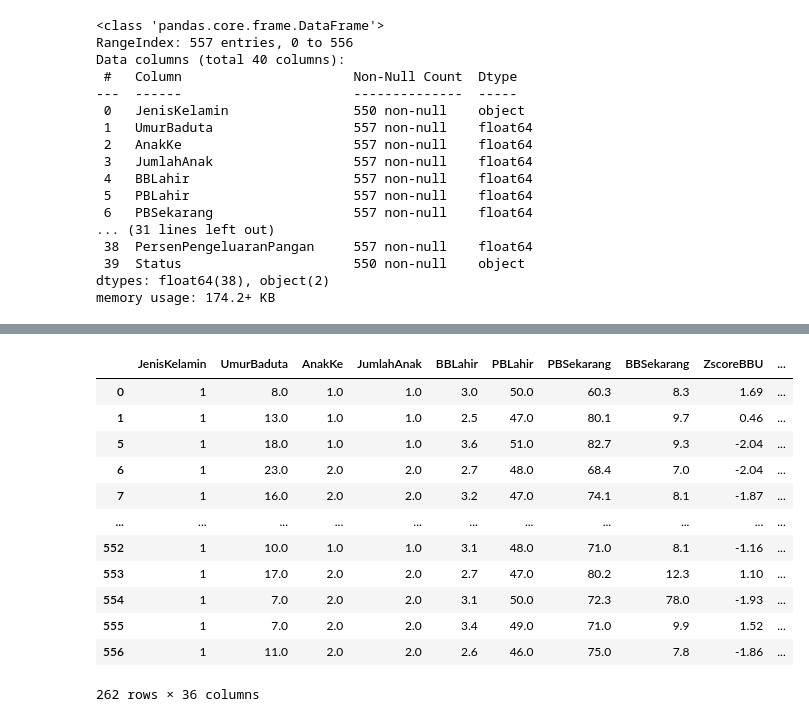
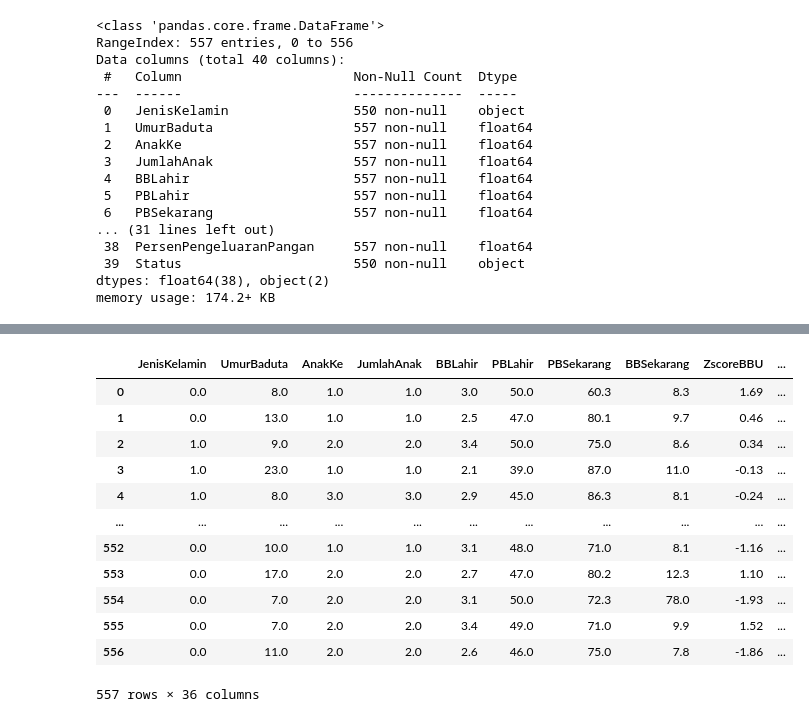
Before and after one commit to januwarby/stuntingKemranjen, a Jupyter notebook: stuntingKemranjen.ipynb, the cells around one changed output, grey strips where cells are left out. Drawn from its saved outputs; the diff is of its cells as text; code cells hidden in the pictures.

```diff
--- a/stuntingKemranjen.ipynb
+++ b/stuntingKemranjen.ipynb
@@ -235,17 +231,16 @@ plt.show()
-# %%
-filtered_df = df_clean[df_clean['JenisKelamin'] == 1]
-filtered_df
-# %% [output]
-|  | JenisKelamin | UmurBaduta | AnakKe | JumlahAnak | BBLahir | PBLahir | PBSekarang | BBSekarang | ZscoreBBU | ... |
-| 0 | 1 | 8.0 | 1.0 | 1.0 | 3.0 | 50.0 | 60.3 | 8.3 | 1.69 | ... |
-| 1 | 1 | 13.0 | 1.0 | 1.0 | 2.5 | 47.0 | 80.1 | 9.7 | 0.46 | ... |
-| 5 | 1 | 18.0 | 1.0 | 1.0 | 3.6 | 51.0 | 82.7 | 9.3 | -2.04 | ... |
-| 6 | 1 | 23.0 | 2.0 | 2.0 | 2.7 | 48.0 | 68.4 | 7.0 | -2.04 | ... |
-| 7 | 1 | 16.0 | 2.0 | 2.0 | 3.2 | 47.0 | 74.1 | 8.1 | -1.87 | ... |
-| ... | ... | ... | ... | ... | ... | ... | ... | ... | ... | ... |
-| 552 | 1 | 10.0 | 1.0 | 1.0 | 3.1 | 48.0 | 71.0 | 8.1 | -1.16 | ... |
-| 553 | 1 | 17.0 | 2.0 | 2.0 | 2.7 | 47.0 | 80.2 | 12.3 | 1.10 | ... |
-| 554 | 1 | 7.0 | 2.0 | 2.0 | 3.1 | 50.0 | 72.3 | 78.0 | -1.93 | ... |
-| 555 | 1 | 7.0 | 2.0 | 2.0 | 3.4 | 49.0 | 71.0 | 9.9 | 1.52 | ... |
-| 556 | 1 | 11.0 | 2.0 | 2.0 | 2.6 | 46.0 | 75.0 | 7.8 | -1.86 | ... |
-262 rows × 36 columns
+# %%
+df_clean
+# %% [output]
+|  | JenisKelamin | UmurBaduta | AnakKe | JumlahAnak | BBLahir | PBLahir | PBSekarang | BBSekarang | ZscoreBBU | ... |
+| 0 | 0.0 | 8.0 | 1.0 | 1.0 | 3.0 | 50.0 | 60.3 | 8.3 | 1.69 | ... |
+| 1 | 0.0 | 13.0 | 1.0 | 1.0 | 2.5 | 47.0 | 80.1 | 9.7 | 0.46 | ... |
+| 2 | 1.0 | 9.0 | 2.0 | 2.0 | 3.4 | 50.0 | 75.0 | 8.6 | 0.34 | ... |
+| 3 | 1.0 | 23.0 | 1.0 | 1.0 | 2.1 | 39.0 | 87.0 | 11.0 | -0.13 | ... |
+| 4 | 1.0 | 8.0 | 3.0 | 3.0 | 2.9 | 45.0 | 86.3 | 8.1 | -0.24 | ... |
+| ... | ... | ... | ... | ... | ... | ... | ... | ... | ... | ... |
+| 552 | 0.0 | 10.0 | 1.0 | 1.0 | 3.1 | 48.0 | 71.0 | 8.1 | -1.16 | ... |
+| 553 | 0.0 | 17.0 | 2.0 | 2.0 | 2.7 | 47.0 | 80.2 | 12.3 | 1.10 | ... |
+| 554 | 0.0 | 7.0 | 2.0 | 2.0 | 3.1 | 50.0 | 72.3 | 78.0 | -1.93 | ... |
+| 555 | 0.0 | 7.0 | 2.0 | 2.0 | 3.4 | 49.0 | 71.0 | 9.9 | 1.52 | ... |
+| 556 | 0.0 | 11.0 | 2.0 | 2.0 | 2.6 | 46.0 | 75.0 | 7.8 | -1.86 | ... |
+557 rows × 36 columns
```
Also changed, not shown: parts of 7 cells of this notebook, 1 other file.
